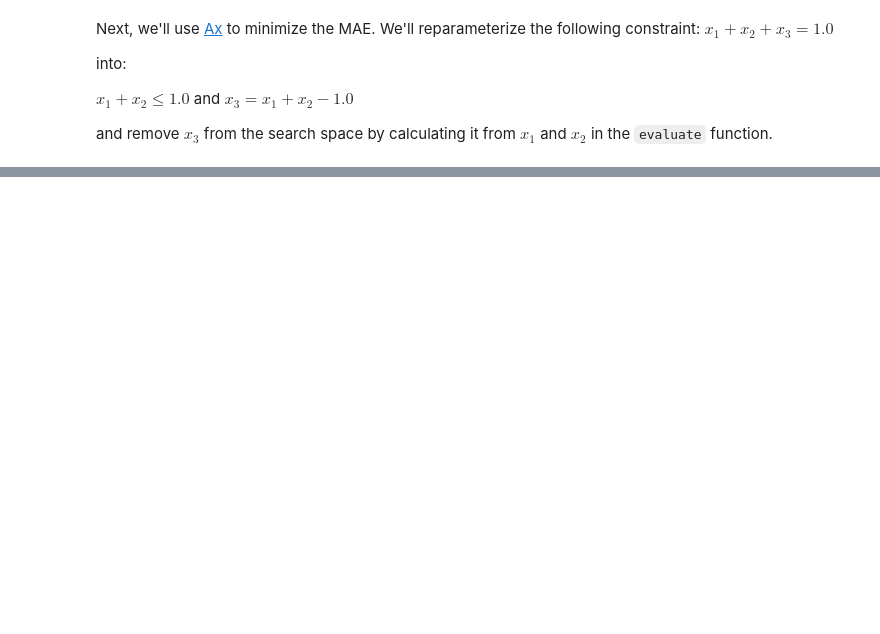
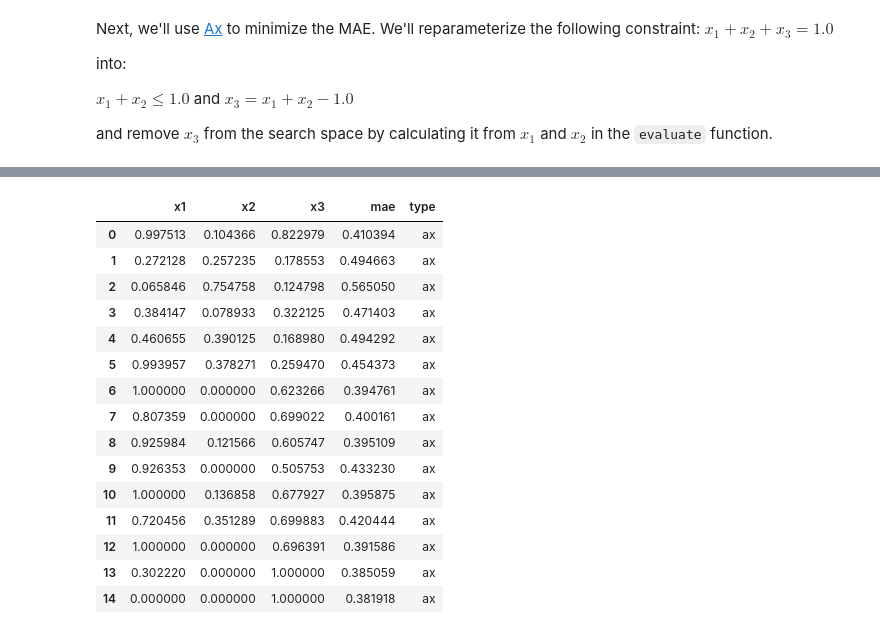
Before and after one commit to sparks-baird/matsci-opt-benchmarks, a Jupyter notebook: notebooks/crabnet_hyperparameter/1.5.0-sgb-pseudocrab-basic.ipynb, the cells around one changed output, grey strips where cells are left out. Cells and saved outputs as stored; diff of their text form; code cells hidden in the pictures; blank space fills up the shorter version.

```diff
--- a/notebooks/crabnet_hyperparameter/1.5.0-sgb-pseudocrab-basic.ipynb
+++ b/notebooks/crabnet_hyperparameter/1.5.0-sgb-pseudocrab-basic.ipynb
@@ -100,0 +112,21 @@ Successfully installed pyaml-21.10.1 scikit-optimize-0.9.0
+# %%
+ax_df = ax_client.get_trials_data_frame()[["x1", "x2", "x3", "mae"]]
+ax_df["type"] = "ax"
+ax_df
+# %% [output]
+|  | x1 | x2 | x3 | mae | type |
+| 0 | 0.997513 | 0.104366 | 0.822979 | 0.410394 | ax |
+| 1 | 0.272128 | 0.257235 | 0.178553 | 0.494663 | ax |
+| 2 | 0.065846 | 0.754758 | 0.124798 | 0.565050 | ax |
+| 3 | 0.384147 | 0.078933 | 0.322125 | 0.471403 | ax |
+| 4 | 0.460655 | 0.390125 | 0.168980 | 0.494292 | ax |
+| 5 | 0.993957 | 0.378271 | 0.259470 | 0.454373 | ax |
+| 6 | 1.000000 | 0.000000 | 0.623266 | 0.394761 | ax |
+| 7 | 0.807359 | 0.000000 | 0.699022 | 0.400161 | ax |
+| 8 | 0.925984 | 0.121566 | 0.605747 | 0.395109 | ax |
+| 9 | 0.926353 | 0.000000 | 0.505753 | 0.433230 | ax |
+| 10 | 1.000000 | 0.136858 | 0.677927 | 0.395875 | ax |
+| 11 | 0.720456 | 0.351289 | 0.699883 | 0.420444 | ax |
+| 12 | 1.000000 | 0.000000 | 0.696391 | 0.391586 | ax |
+| 13 | 0.302220 | 0.000000 | 1.000000 | 0.385059 | ax |
+| 14 | 0.000000 | 0.000000 | 1.000000 | 0.381918 | ax |
```
Also changed, not shown: parts of 12 cells of this notebook.
